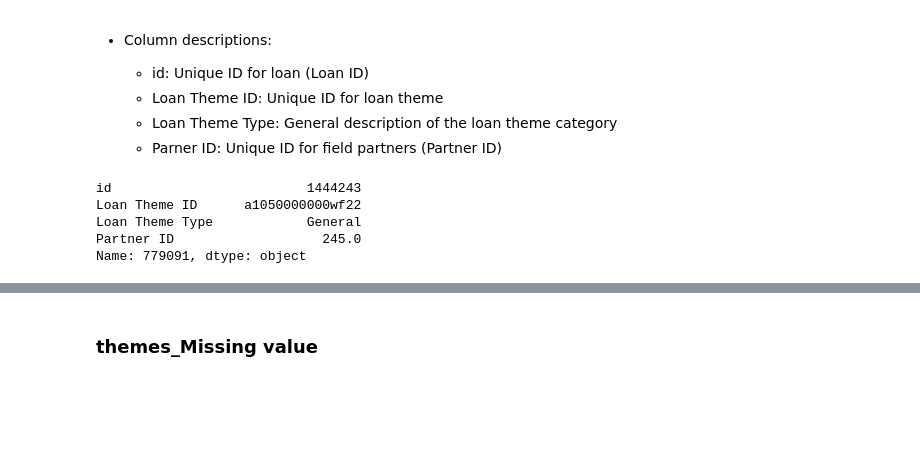
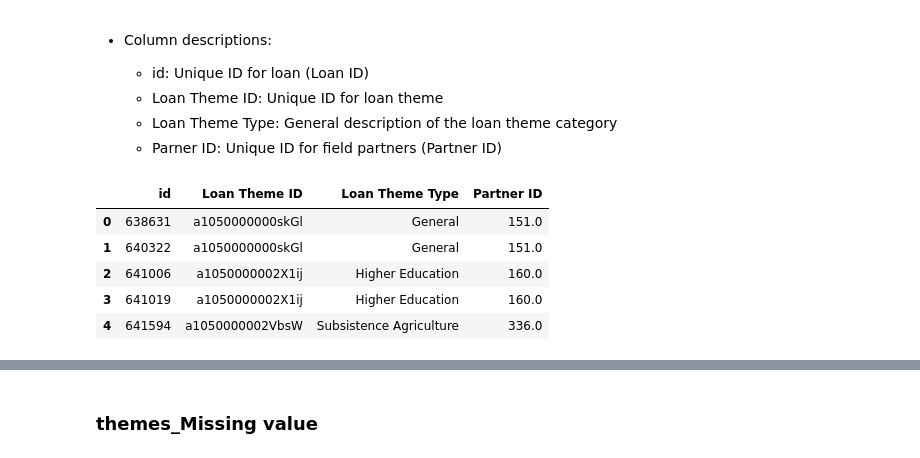
Before and after one commit to lasayin/Crowdfunding-on-Kiva-Platform, a Jupyter notebook: Kiva_Crowdfunding_Data_Wrangling.ipynb, the cells around one changed output, grey strips where cells are left out. Drawn from its saved outputs; the diff is of its cells as text; code cells hidden in the pictures; blank space fills up the shorter version.

```diff
--- a/Kiva_Crowdfunding_Data_Wrangling.ipynb
+++ b/Kiva_Crowdfunding_Data_Wrangling.ipynb
@@ -730,11 +821,12 @@ memory usage: 23.8+ MB
     * Loan Theme ID: Unique ID for loan theme
     * Loan Theme Type: General description of the loan theme category
     * Parner ID: Unique ID for field partners (Partner ID)
-# %%
-loan_theme_ids.iloc[-1]
-# %% [output]
-id                         1444243
-Loan Theme ID      a1050000000wf22
-Loan Theme Type            General
-Partner ID                   245.0
-Name: 779091, dtype: object
+# %%
+loan_theme_ids.head()
+# %% [output]
+|  | id | Loan Theme ID | Loan Theme Type | Partner ID |
+| 0 | 638631 | a1050000000skGl | General | 151.0 |
+| 1 | 640322 | a1050000000skGl | General | 151.0 |
+| 2 | 641006 | a1050000002X1ij | Higher Education | 160.0 |
+| 3 | 641019 | a1050000002X1ij | Higher Education | 160.0 |
+| 4 | 641594 | a1050000002VbsW | Subsistence Agriculture | 336.0 |
```
Also changed, not shown: parts of 45 cells of this notebook.
